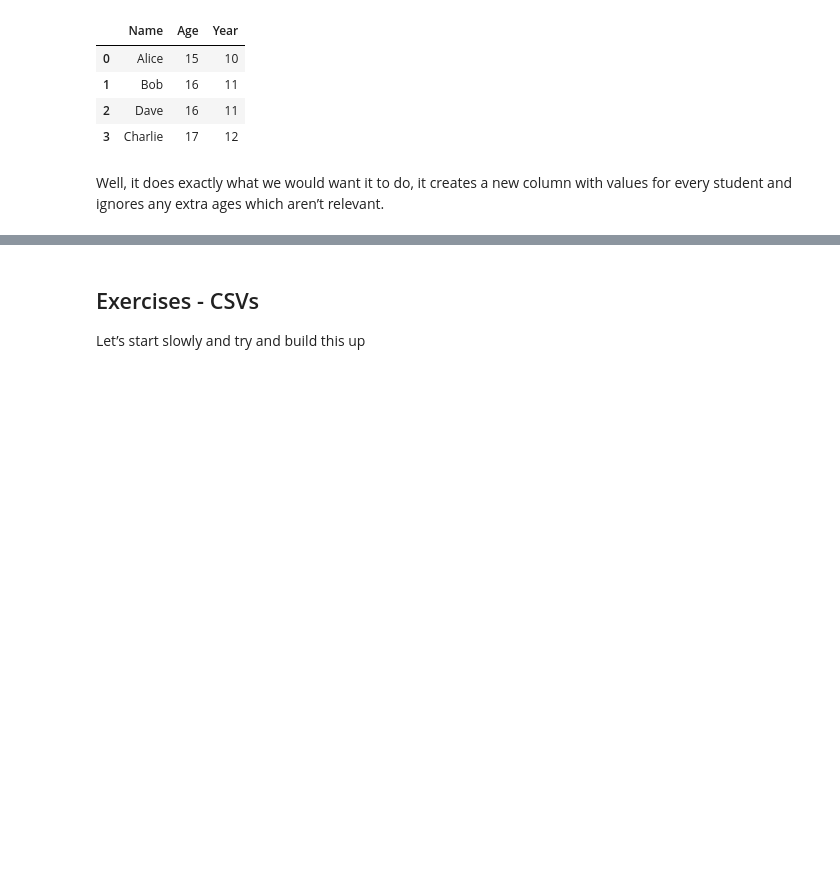
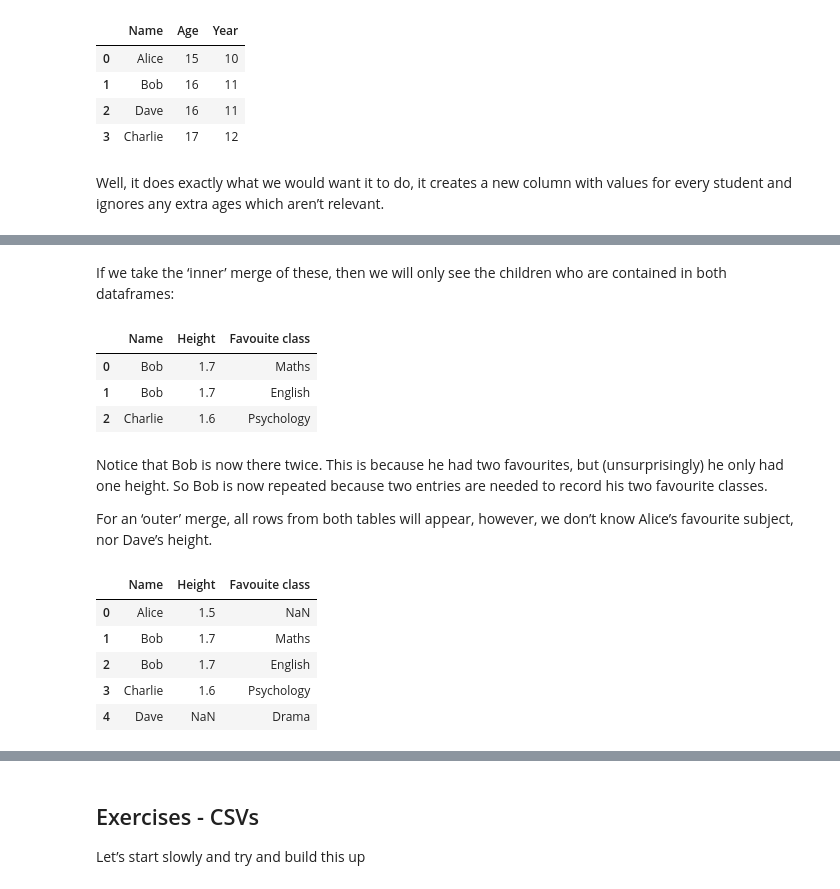
Before and after one commit to Aidan23Smith/Starting-with-Python, a Jupyter notebook: Python Basics.ipynb, the cells around one changed output, grey strips where cells are left out. Saved outputs shown, nothing was run; the diff lists cells and outputs as text; code cells hidden in the pictures; blank space fills up the shorter version.

Commit message:
Merge explained

```diff
--- a/Python Basics.ipynb
+++ b/Python Basics.ipynb
@@ -1572,0 +1582,3 @@ Well, it does exactly what we would want it to do, it creates a new column with
+# %%
+heights = pd.DataFrame({'Name': ['Alice', 'Bob', 'Charlie'], 'Height': [1.5, 1.7, 1.6]})
+favourite = pd.DataFrame({'Name': ['Bob', 'Bob', 'Charlie', 'Dave'], 'Favouite class': ['Maths', 'English', 'Psychology', 'Drama']})
@@ -1572,0 +1600,22 @@ Well, it does exactly what we would want it to do, it creates a new column with
+# %% [markdown]
+If we take the ‘inner’ merge of these, then we will only see the children who are contained in both dataframes:
+# %%
+pd.merge(heights, favourite, how='inner')
+# %% [output]
+|  | Name | Height | Favouite class |
+| 0 | Bob | 1.7 | Maths |
+| 1 | Bob | 1.7 | English |
+| 2 | Charlie | 1.6 | Psychology |
+# %% [markdown]
+Notice that Bob is now there twice. This is because he had two favourites, but (unsurprisingly) he only had one height. So Bob is now repeated because two entries are needed to record his two favourite classes.
+
+For an ‘outer’ merge, all rows from both tables will appear, however, we don’t know Alice’s favourite subject, nor Dave’s height.
+# %%
+pd.merge(heights, favourite, how='outer')
+# %% [output]
+|  | Name | Height | Favouite class |
+| 0 | Alice | 1.5 | NaN |
+| 1 | Bob | 1.7 | Maths |
+| 2 | Bob | 1.7 | English |
+| 3 | Charlie | 1.6 | Psychology |
+| 4 | Dave | NaN | Drama |
```
Also changed, not shown: parts of 7 cells of this notebook, 2 other files.
